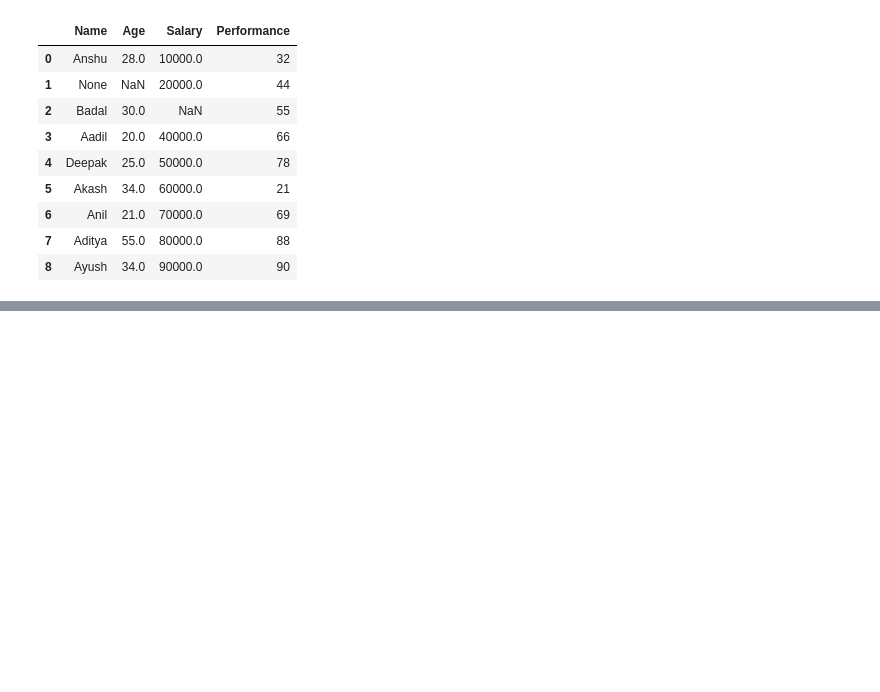
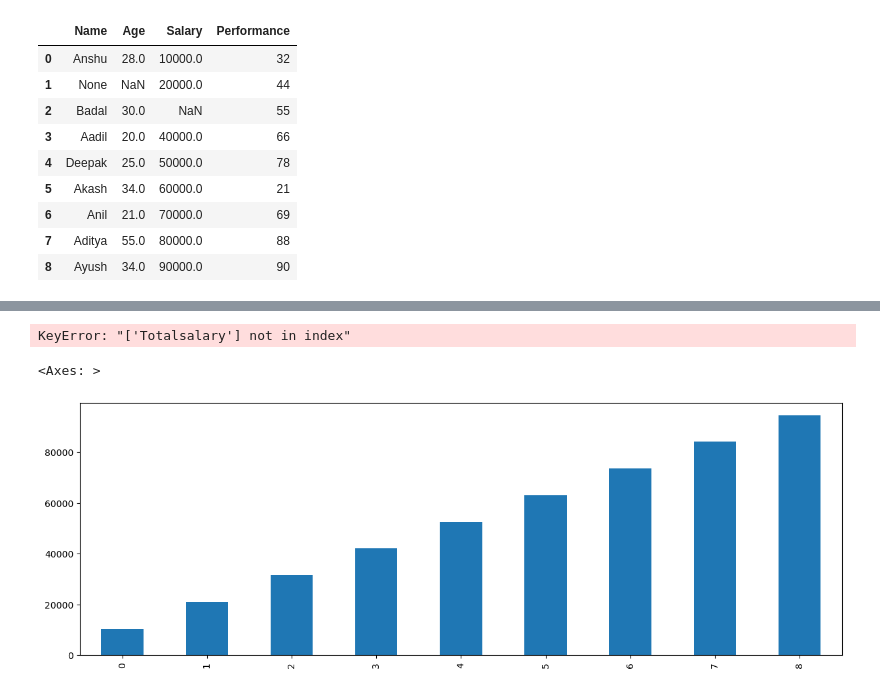
Before and after one commit to anshuKumar-codes/Data_Analytics_Journey, a Jupyter notebook: Pandas/day 1 pandas.ipynb, the cells around one changed output, grey strips where cells are left out. Saved outputs shown, nothing was run; the diff lists cells and outputs as text; code cells hidden in the pictures; blank space fills up the shorter version.

```diff
--- a/Pandas/day 1 pandas.ipynb
+++ b/Pandas/day 1 pandas.ipynb
@@ -647,0 +618,3 @@ For example, when doing 'df[col].method(value, inplace=True)', try using 'df.met
+# %%
+p=df5.set_index("Name")
+p
@@ -647,0 +633,10 @@ For example, when doing 'df[col].method(value, inplace=True)', try using 'df.met
+# %%
+t=p[["Salary","Totalsalary"]]
+t
+# %% [output]
+KeyError: "['Totalsalary'] not in index"
+# %%
+t.plot.bar(figsize=(15,5))
+# %% [output]
+<Axes: >
+[figure, added]
```
Also changed, not shown: parts of 27 cells of this notebook, 2 other files.
